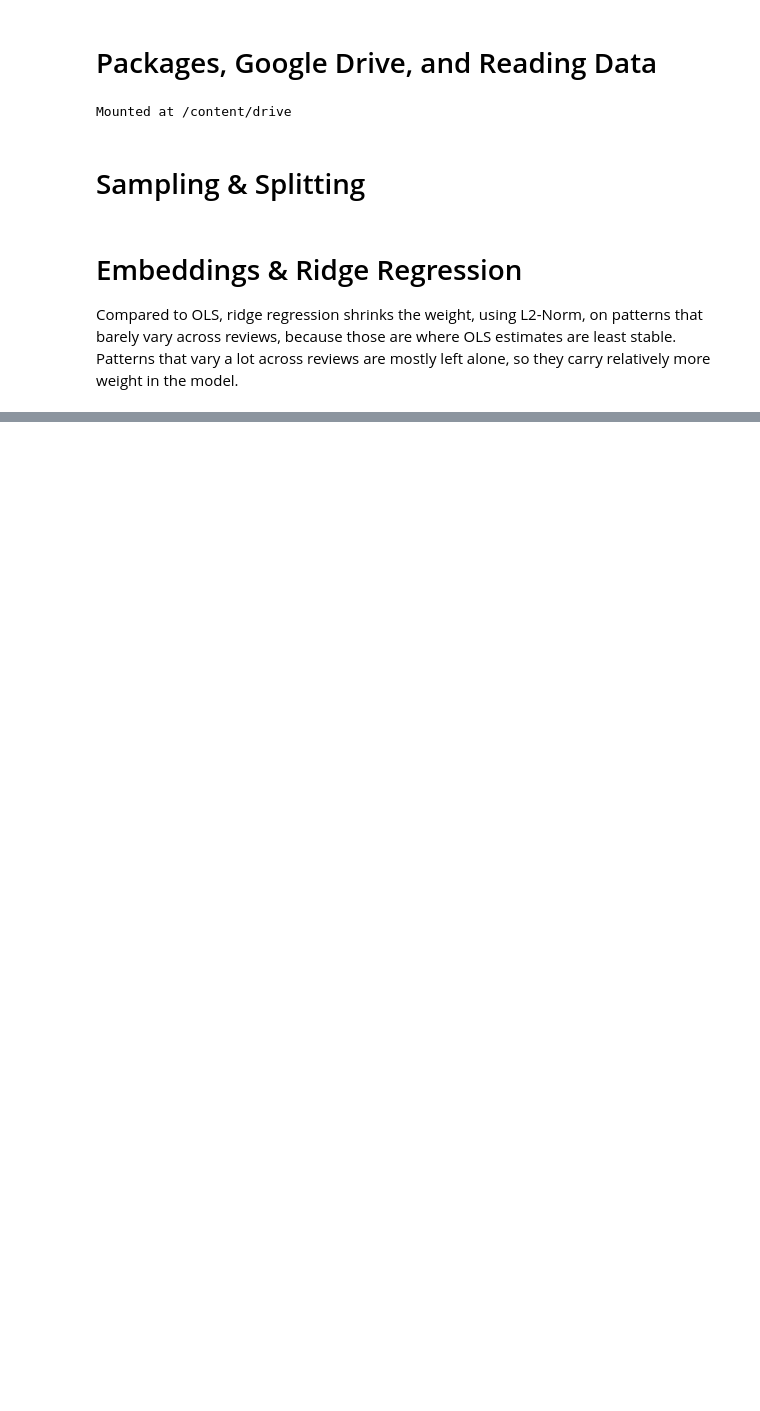
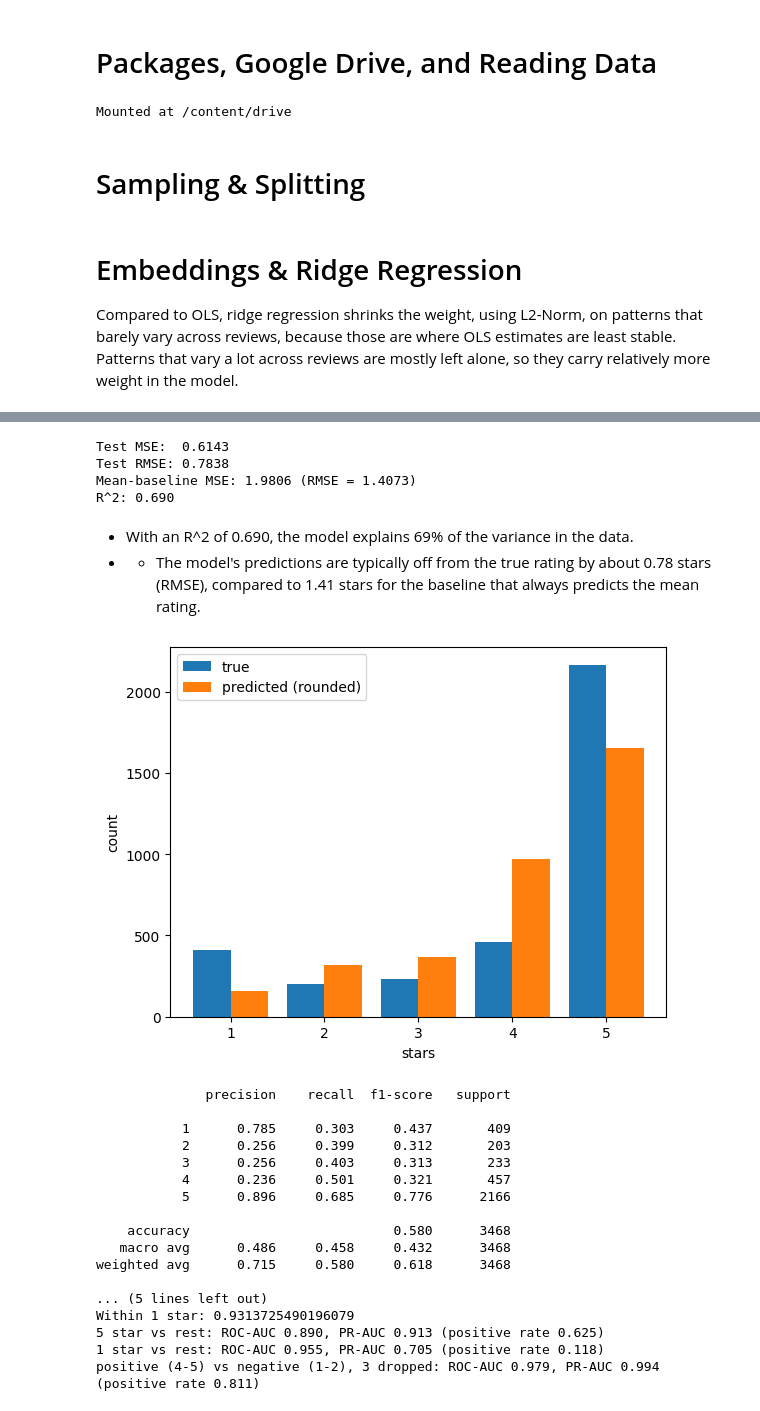
Before and after one commit to SkyShealy/DSA495-Amazon-Reviews-Sentiment-Analysis, a Jupyter notebook: DSA_495_Regression.ipynb, the cells around one changed output, grey strips where cells are left out. Drawn from its saved outputs; the diff is of its cells as text; code cells hidden in the pictures; blank space fills up the shorter version.

Commit message:
Updated Regression Notebook w/ Performance Metrics
Individual reviews at bottom, could use analysis on them

```diff
--- a/DSA_495_Regression.ipynb
+++ b/DSA_495_Regression.ipynb
@@ -70,0 +83,73 @@ Mean baseline MSE: 2.1119432502192805
+# %%
+best_alpha = 0.1
+
+# score on test once
+ridge = Ridge(alpha=best_alpha).fit(X_train, y_train)
+test_pred = np.clip(ridge.predict(X_test), 1, 5)
+
+test_mse = mean_squared_error(y_test, test_pred)
+test_rmse = np.sqrt(test_mse)
+
+# baseline on test for comparison (still uses train mean)
+base_mse = mean_squared_error(y_test, np.full_like(y_test, y_train.mean()))
+
+print(f"Test MSE:  {test_mse:.4f}")
+print(f"Test RMSE: {test_rmse:.4f}")
+print(f"Mean-baseline MSE: {base_mse:.4f} (RMSE = {np.sqrt(base_mse):.4f})")
+print(f"R^2: {1 - test_mse / base_mse:.3f}")
+# %% [output]
+Test MSE:  0.6143
+Test RMSE: 0.7838
+Mean-baseline MSE: 1.9806 (RMSE = 1.4073)
+R^2: 0.690
+# %% [markdown]
+- With an R^2 of 0.690, the model explains 69% of the variance in the data.
+- - The model's predictions are typically off from the true rating by about 0.78 stars (RMSE), compared to 1.41 stars for the baseline that always predicts the mean rating.
+# %%
+import matplotlib.pyplot as plt
+from sklearn.metrics import (classification_report, confusion_matrix, roc_auc_score,
+                             average_precision_score)
+
+y_true = y_test.astype(int)
+y_hat = np.rint(test_pred).astype(int)
+
+# histograms
+plt.hist([y_true, y_hat], bins=np.arange(0.5, 6.5, 1), label=["true", "predicted (rounded)"])
+plt.xlabel("stars"); plt.ylabel("count"); plt.legend(); plt.show()
+
+# multiclass metrics on rounded predictions
+print(classification_report(y_true, y_hat, digits=3, zero_division=0))
+print(confusion_matrix(y_true, y_hat, labels=[1, 2, 3, 4, 5]))
+print("Within 1 star:", np.mean(np.abs(y_true - y_hat) <= 1))
+
+# binary AUC / PR-AUC using the raw (unclipped) prediction as the score
+raw = ridge.predict(X_test)
+mask = y_true != 3
+tasks = {
+    "5 star vs rest":         (y_true == 5, raw, np.ones_like(y_true, bool)),
+    "1 star vs rest":         (y_true == 1, -raw, np.ones_like(y_true, bool)),
+    "positive (4-5) vs negative (1-2) w/ 3 dropped": (y_true >= 4, raw, mask),
+}
+for name, (y_bin, score, m) in tasks.items():
+    yb, s = y_bin[m], score[m]
+    print(f"{name}: ROC-AUC {roc_auc_score(yb, s):.3f}, "
+          f"PR-AUC {average_precision_score(yb, s):.3f} (positive rate {yb.mean():.3f})")
+# %% [output]
+[figure, added]
+              precision    recall  f1-score   support
+
+           1      0.785     0.303     0.437       409
+           2      0.256     0.399     0.312       203
+           3      0.256     0.403     0.313       233
+           4      0.236     0.501     0.321       457
+           5      0.896     0.685     0.776      2166
+
+    accuracy                          0.580      3468
+   macro avg      0.486     0.458     0.432      3468
+weighted avg      0.715     0.580     0.618      3468
+
+... (5 lines left out)
+Within 1 star: 0.9313725490196079
+5 star vs rest: ROC-AUC 0.890, PR-AUC 0.913 (positive rate 0.625)
+1 star vs rest: ROC-AUC 0.955, PR-AUC 0.705 (positive rate 0.118)
+positive (4-5) vs negative (1-2), 3 dropped: ROC-AUC 0.979, PR-AUC 0.994 (positive rate 0.811)
```
Also changed, not shown: parts of 6 cells of this notebook.
